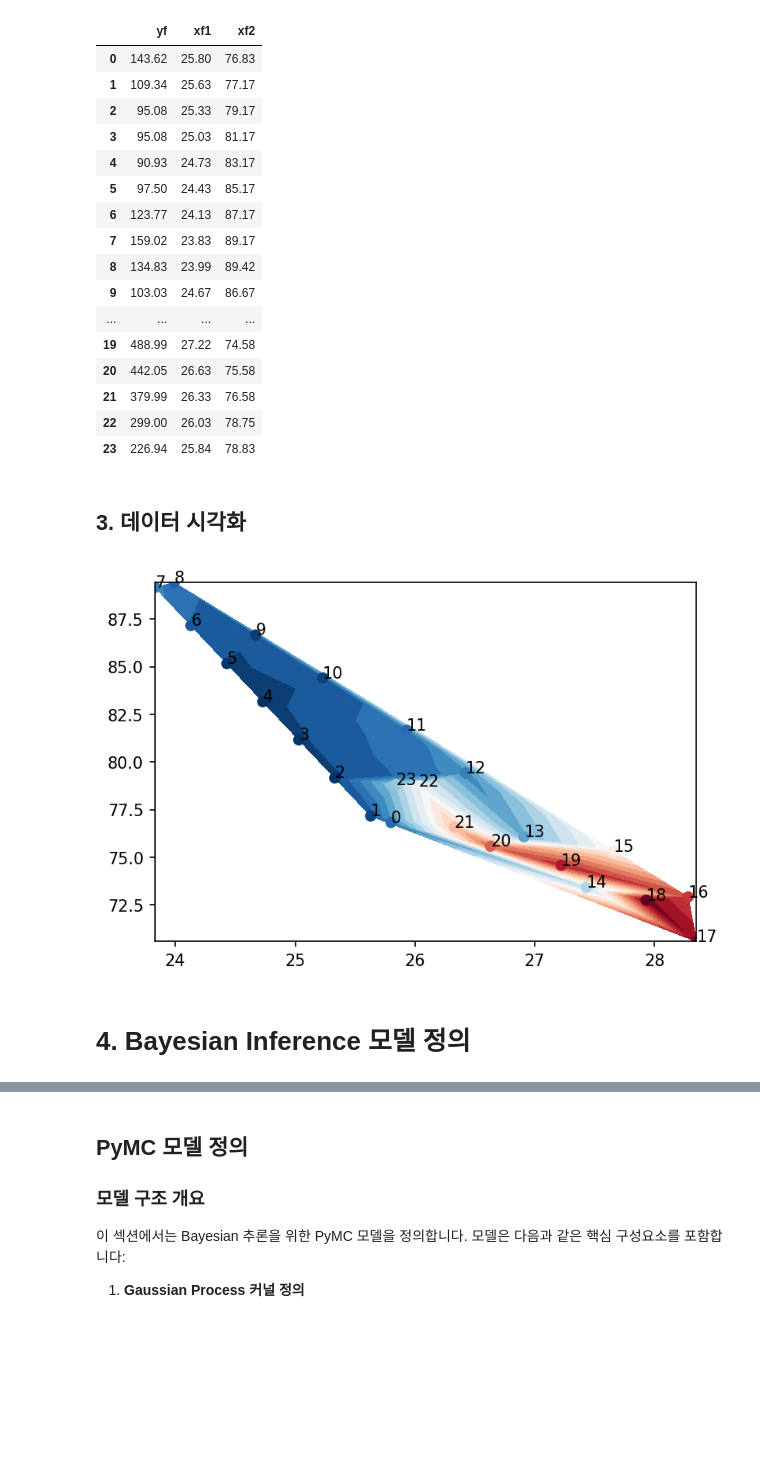
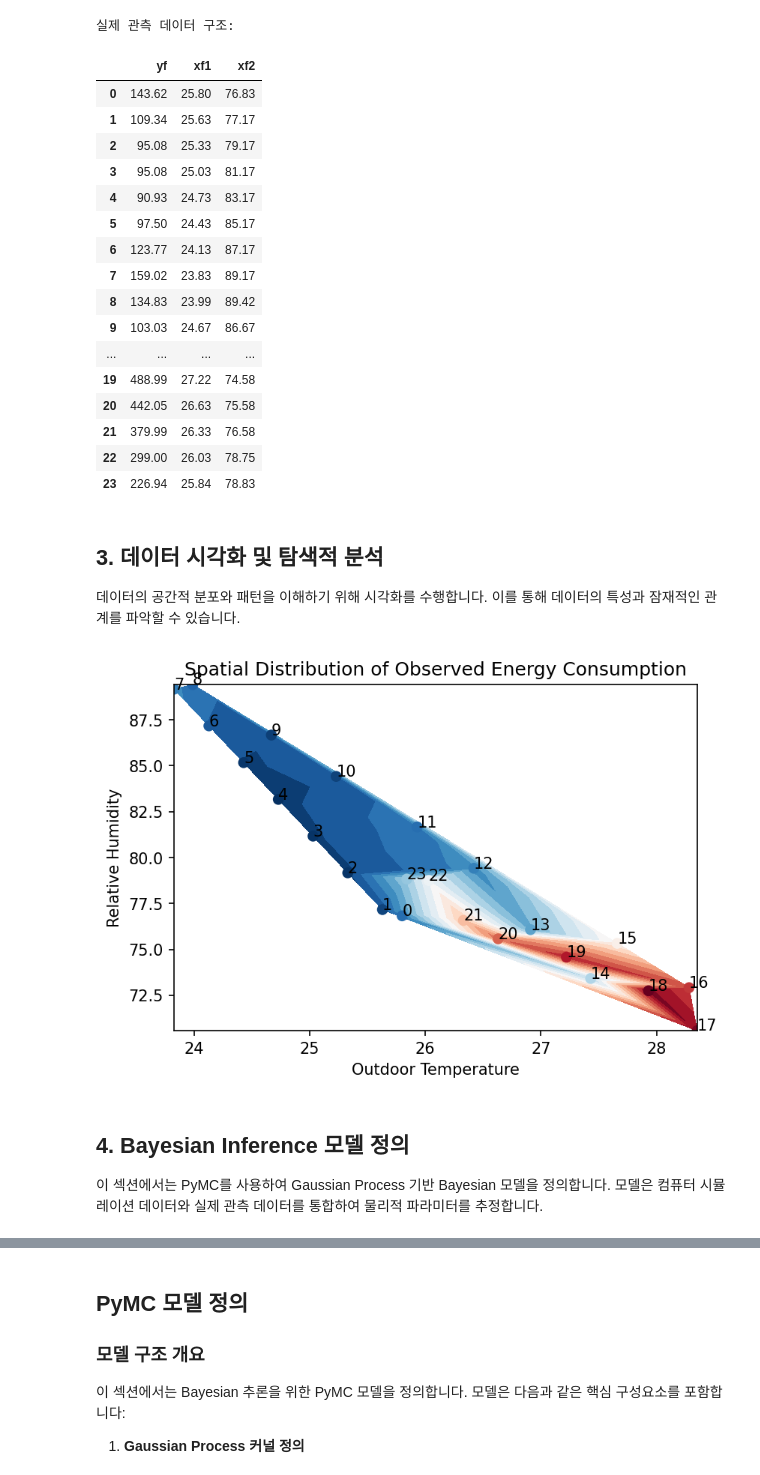
Before and after one commit to BET-lab/pymc-examples, a Jupyter notebook: examples/pymc-gp-toy_model.ipynb, the cells around one changed output, grey strips where cells are left out. Cells and saved outputs as stored; diff of their text form; code cells hidden in the pictures; blank space fills up the shorter version.

Commit message:
Updated markdown cells to provide clearer context and detailed explanations of the Bayesian inference model and Gaussian Process modeling.

```diff
--- a/examples/pymc-gp-toy_model.ipynb
+++ b/examples/pymc-gp-toy_model.ipynb
@@ -151,10 +162,15 @@ df_c
 # %%
-# - yf : 에너지사용량
-# - xf1 : 외기온도
-# - xf2 : 상대습도
+# 실제 관측 데이터 구조 설명
+# - yf: 에너지 사용량 (실제 측정값)
+# - xf1: 외기온도 (첫 번째 입력 변수)
+# - xf2: 상대습도 (두 번째 입력 변수)
+# 주의: 실제 데이터에는 추정하고자 하는 파라미터(tc1, tc2, tc3)가 없습니다.
+# 이 파라미터들이 우리가 Bayesian 추론을 통해 찾고자 하는 미지수입니다.
 
+print("실제 관측 데이터 구조:")
 df_f
 # %% [output]
+실제 관측 데이터 구조:
 |  | yf | xf1 | xf2 |
 | 0 | 143.62 | 25.80 | 76.83 |
 | 1 | 109.34 | 25.63 | 77.17 |
@@ -173,7 +189,9 @@ df_f
 | 22 | 299.00 | 26.03 | 78.75 |
 | 23 | 226.94 | 25.84 | 78.83 |
 # %% [markdown]
-## 3. 데이터 시각화
+## 3. 데이터 시각화 및 탐색적 분석
+
+데이터의 공간적 분포와 패턴을 이해하기 위해 시각화를 수행합니다. 이를 통해 데이터의 특성과 잠재적인 관계를 파악할 수 있습니다.
 # %%
 # 실제 물리 프로세스 데이터(df_f)의 2차원 공간 분포를 시각화
 # df_f 구조: [zf, xf1, xf2] - 실제 측정값과 2차원 공간 좌표
@@ -183,39 +201,46 @@ fig, ax = plt.subplots(figsize=(6, 4), dpi=150)
 
 # 삼각분할 등고선 플롯 (filled contour)
 # df_f.iloc[:, 1]: x1 좌표 (공간의 첫 번째 차원), 건구온도
-# df_f.iloc[:, 2]: x2 좌표 (공간의 두 번째 차원), 상대습도도
+# df_f.iloc[:, 2]: x2 좌표 (공간의 두 번째 차원), 상대습도
 # df_f.iloc[:, 0]: zf 값 (실제 측정값, 등고선의 높이로 표현)
 # levels=20: 20개의 등고선 레벨로 세밀한 분포 표현
 # cmap="RdBu_r": 빨강-파랑 색상 맵 (역순, 높은 값이 파란색)
 ax.tricontourf(
     df_f.iloc[:, 1],
     df_f.iloc[:, 2],
     df_f.iloc[:, 0],
     levels=20,
     cmap="RdBu_r"
 )
 
 # 실제 데이터 포인트들을 산점도로 표시
 # 각 점의 색상은 해당 위치의 측정값(zf)에 따라 결정
 ax.scatter(
     df_f.iloc[:, 1],
     df_f.iloc[:, 2],
     c=df_f.iloc[:, 0],
     cmap="RdBu_r"
 )
 
 # 각 데이터 포인트에 인덱스 번호를 텍스트로 표시
 for i in range(df_f.shape[0]):
     ax.text(
         df_f.iloc[i, 1],  # x1 좌표
         df_f.iloc[i, 2],  # x2 좌표
         str(i),           # 포인트 인덱스 번호
         color="black"     # 검은색 텍스트
     )
 
+# 축 레이블과 제목 설정
+ax.set_xlabel("Outdoor Temperature")
+ax.set_ylabel("Relative Humidity")
+ax.set_title("Spatial Distribution of Observed Energy Consumption")
+
 plt.show()
 # %% [output]
-[figure, old version]
+[figure, new version]
 # %% [markdown]
-# 4. Bayesian Inference 모델 정의
+## 4. Bayesian Inference 모델 정의
+
+이 섹션에서는 PyMC를 사용하여 Gaussian Process 기반 Bayesian 모델을 정의합니다. 모델은 컴퓨터 시뮬레이션 데이터와 실제 관측 데이터를 통합하여 물리적 파라미터를 추정합니다.
 # %% [markdown]
```
Also changed, not shown: parts of 27 cells of this notebook.
